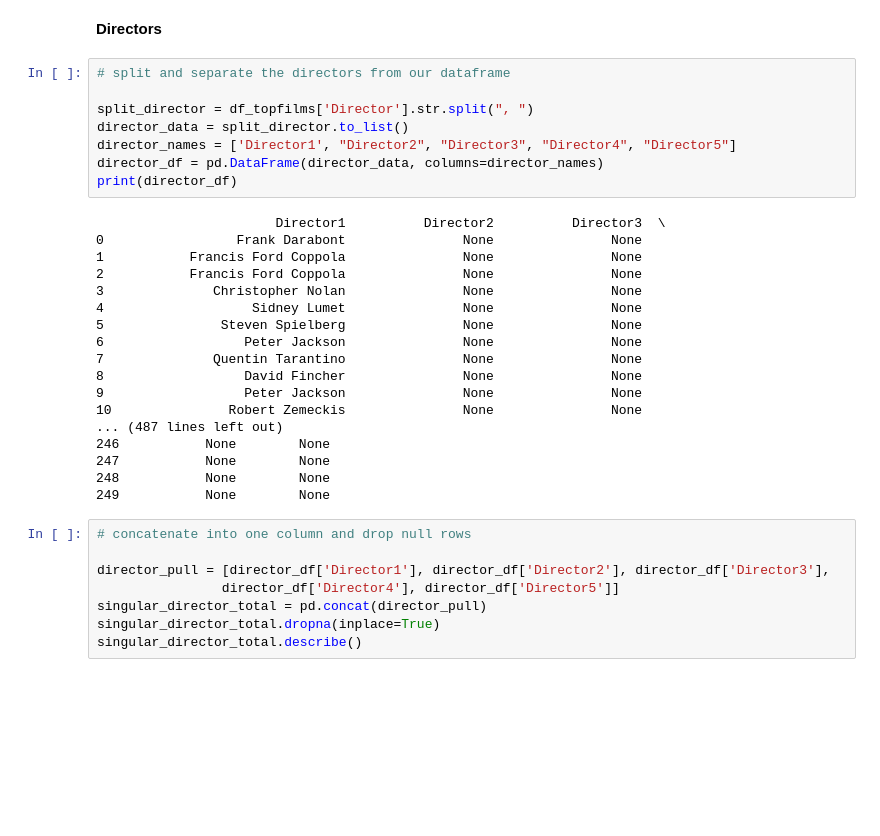
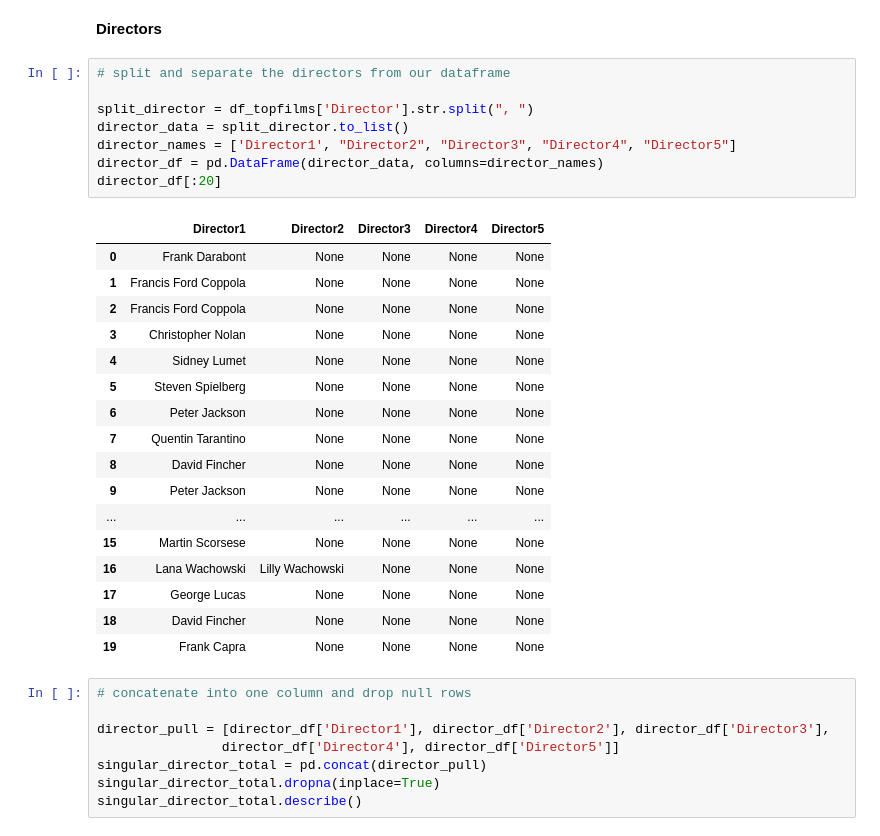
Before and after one commit to sierrafromcalifornia/Film-Analysis-Project, a Jupyter notebook: dsc-film-analysis-project.ipynb, the cells around one changed output. Cells and saved outputs as stored; diff of their text form; blank space fills up the shorter version.

```diff
--- a/dsc-film-analysis-project.ipynb
+++ b/dsc-film-analysis-project.ipynb
@@ -616,29 +589,29 @@ dtype: object
 # %%
 # split and separate the directors from our dataframe
 
 split_director = df_topfilms['Director'].str.split(", ")
 director_data = split_director.to_list()
 director_names = ['Director1', "Director2", "Director3", "Director4", "Director5"]
 director_df = pd.DataFrame(director_data, columns=director_names)
-print(director_df)
+director_df[:20]
 # %% [output]
-                       Director1          Director2          Director3  \
-0                 Frank Darabont               None               None
-1           Francis Ford Coppola               None               None
-2           Francis Ford Coppola               None               None
-3              Christopher Nolan               None               None
-4                   Sidney Lumet               None               None
-5               Steven Spielberg               None               None
-6                  Peter Jackson               None               None
-7              Quentin Tarantino               None               None
-8                  David Fincher               None               None
-9                  Peter Jackson               None               None
-10               Robert Zemeckis               None               None
-... (487 lines left out)
-246           None        None
-247           None        None
-248           None        None
-249           None        None
+|  | Director1 | Director2 | Director3 | Director4 | Director5 |
+| 0 | Frank Darabont | None | None | None | None |
+| 1 | Francis Ford Coppola | None | None | None | None |
+| 2 | Francis Ford Coppola | None | None | None | None |
+| 3 | Christopher Nolan | None | None | None | None |
+| 4 | Sidney Lumet | None | None | None | None |
+| 5 | Steven Spielberg | None | None | None | None |
+| 6 | Peter Jackson | None | None | None | None |
+| 7 | Quentin Tarantino | None | None | None | None |
+| 8 | David Fincher | None | None | None | None |
+| 9 | Peter Jackson | None | None | None | None |
+| ... | ... | ... | ... | ... | ... |
+| 15 | Martin Scorsese | None | None | None | None |
+| 16 | Lana Wachowski | Lilly Wachowski | None | None | None |
+| 17 | George Lucas | None | None | None | None |
+| 18 | David Fincher | None | None | None | None |
+| 19 | Frank Capra | None | None | None | None |
 # %%
 # concatenate into one column and drop null rows
 
```
Also changed, not shown: parts of 17 cells of this notebook.
